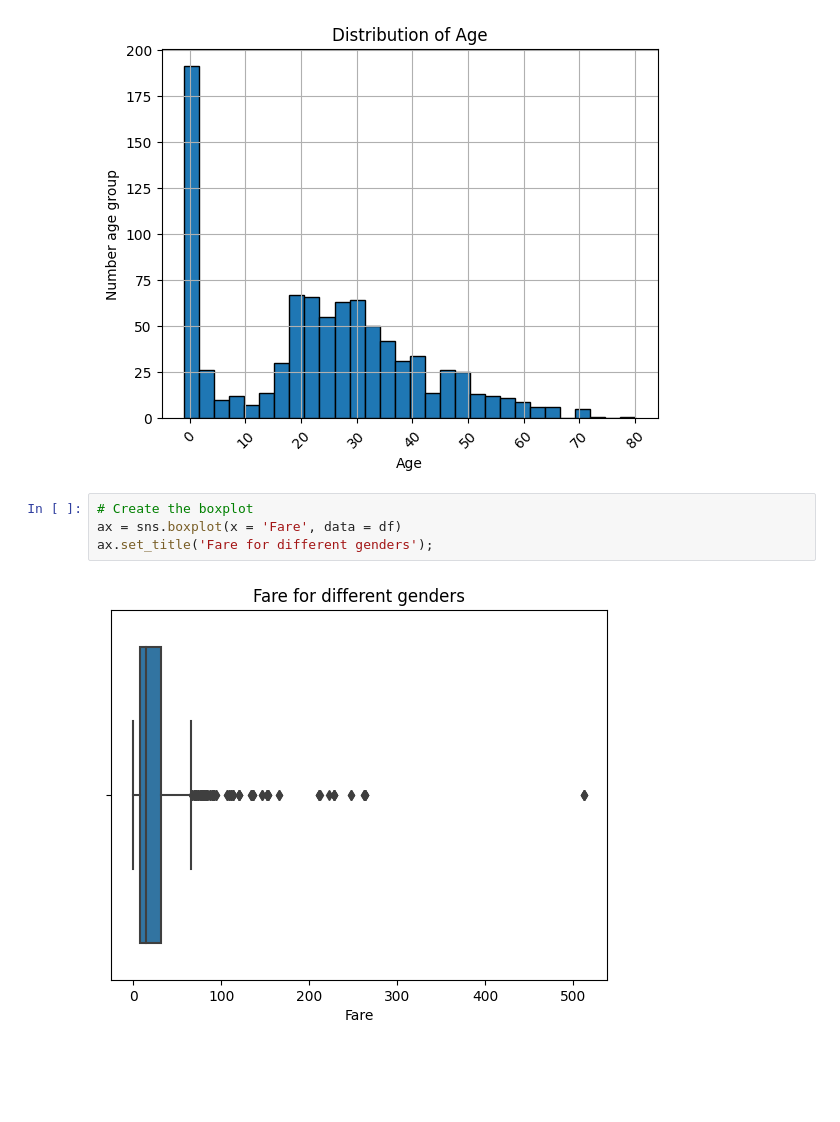
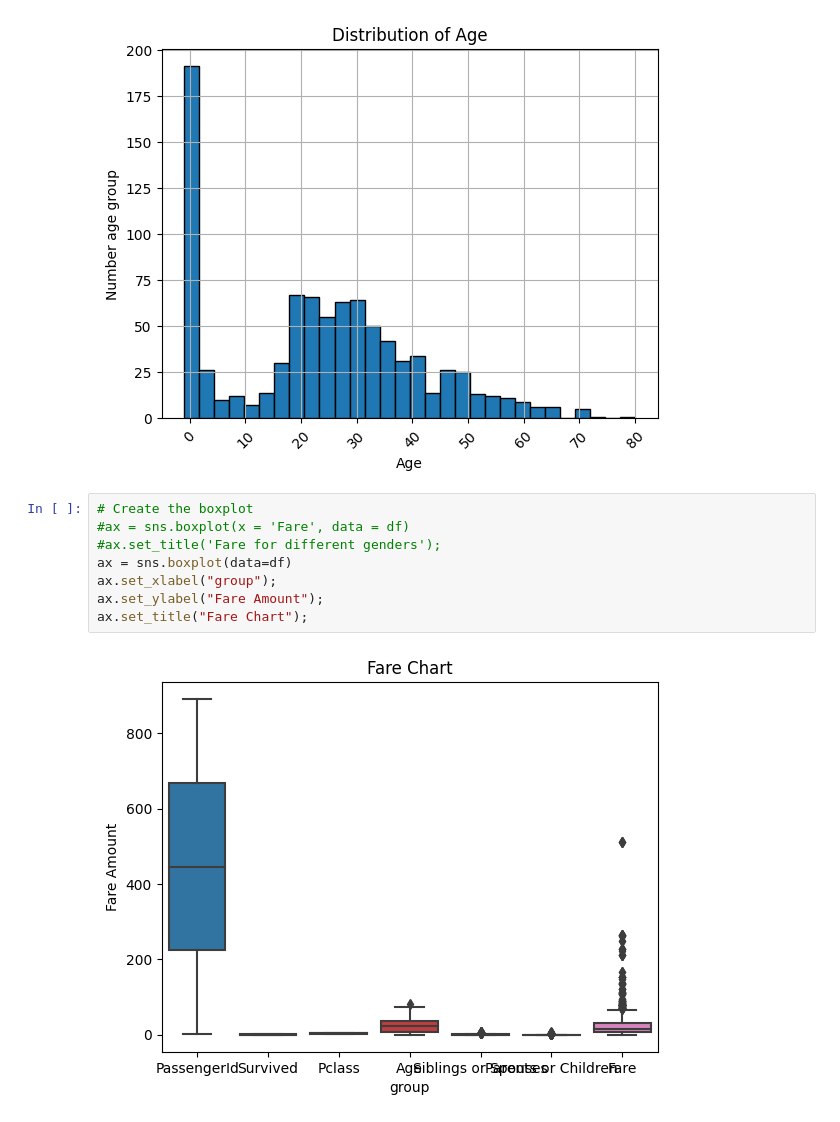
Before and after one commit to uday-routhu/week3, a Jupyter notebook: Copy_of_Univariate_Viz_Core.ipynb, the cells around one changed output. Cells and saved outputs as stored; diff of their text form; blank space fills up the shorter version.

```diff
--- a/Copy_of_Univariate_Viz_Core.ipynb
+++ b/Copy_of_Univariate_Viz_Core.ipynb
@@ -60,7 +60,11 @@ Text(0, 0.5, 'Number age group')
 [figure]
 # %%
 # Create the boxplot
-ax = sns.boxplot(x = 'Fare', data = df)
-ax.set_title('Fare for different genders');
+#ax = sns.boxplot(x = 'Fare', data = df)
+#ax.set_title('Fare for different genders');
+ax = sns.boxplot(data=df)
+ax.set_xlabel("group");
+ax.set_ylabel("Fare Amount");
+ax.set_title("Fare Chart");
 # %% [output]
-[figure, old version]
+[figure, new version]
```
